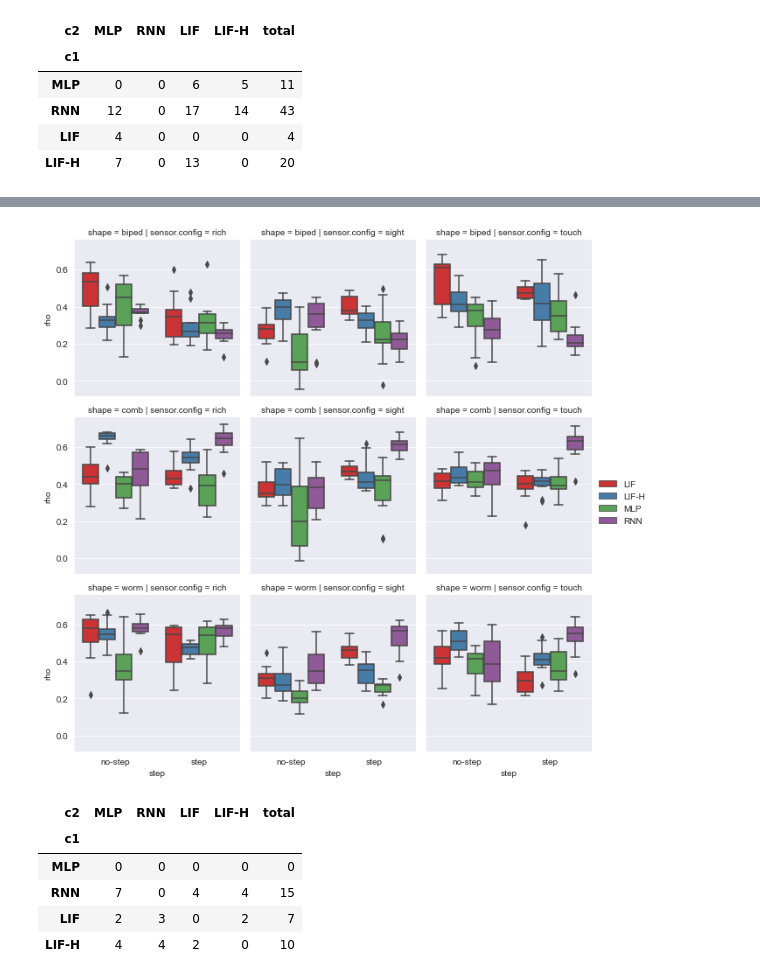
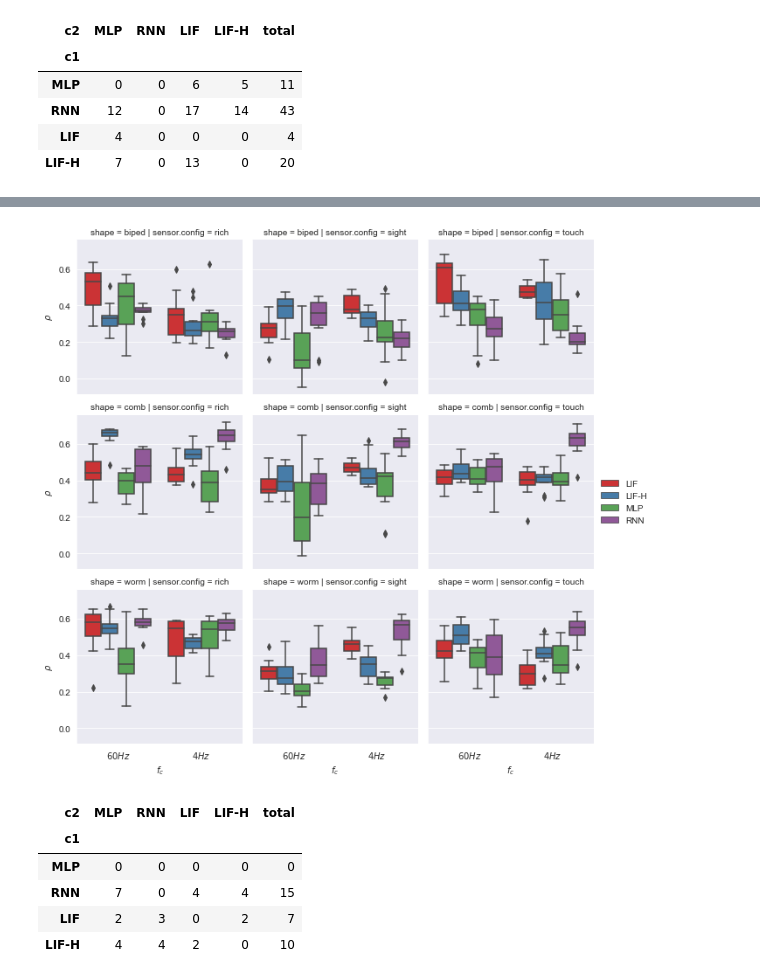
Before and after one commit to giorgia-nadizar/NeuralModelsVSR, a Jupyter notebook: results/data_analysis.ipynb, the cells around one changed output, grey strips where cells are left out. Drawn from its saved outputs; the diff is of its cells as text; code cells hidden in the pictures.

```diff
--- a/results/data_analysis.ipynb
+++ b/results/data_analysis.ipynb
@@ -13,6 +13,7 @@ last = pd.read_csv("data/last.txt", sep=";")
 last["shape"] = last["shape"].apply(lambda x: x.split("-")[0])
 last["sensor.config"] = last["sensor.config"].apply(lambda x: x.split("-")[0].replace("spinedTouchSighted", "rich"))
 last["step"] = last["step"].apply(lambda x: "step" if x == "T" else "no-step")
+last["$f_c$"] = last["step"].apply(lambda x: "$4Hz$" if x == "step" else "$60Hz$")
 last.head()
 # %% [output]
 |  | experiment.name | seed | terrain | shape | sensor.config | mapper | transformation | solver | ... |
@@ -97,9 +142,10 @@ rho = pd.read_csv("data/validation.txt", sep=";")
 rho["shape"] = rho["shape"].apply(lambda x: x.split("-")[0])
 rho["sensor.config"] = rho["sensor.config"].apply(lambda x: x.split("-")[0].replace("spinedTouchSighted", "rich"))
 rho["step"] = rho["step"].apply(lambda x: "step" if x == "T" else "no-step")
+rho["$f_c$"] = rho["step"].apply(lambda x: "$4Hz$" if x == "step" else "$60Hz$")
 rho = rho.groupby(["seed", "controller", "sensor.config", "shape", "step"])[
   "validation.outcome.velocity"].mean().reset_index()
-rho = pd.merge(rho, last[["seed", "controller", "sensor.config", "shape", "step", "best.fitness.fitness"]])
+rho = pd.merge(rho, last[["seed", "controller", "sensor.config", "shape", "step", "best.fitness.fitness", "$f_c$"]])
 rho["rho"] = rho["validation.outcome.velocity"] / rho["best.fitness.fitness"]
 rho.head()
 # %% [output]
@@ -111,11 +157,12 @@ rho.head()
 | 4 | 0 | LIF | rich | worm | no-step | 2.805123 | 5.682633 | ... |
 # %%
 g = sns.FacetGrid(rho, col="sensor.config", row="shape")
-g.map_dataframe(sns.boxplot, x="step", y="rho", hue="controller", palette="Set1")
+g.map_dataframe(sns.boxplot, x="$f_c$", y="rho", hue="controller", palette="Set1")
 g.add_legend()
+g.set_ylabels("$\\rho$")
 plt.show()
 # %% [output]
-[figure, old version]
+[figure, new version]
 # %%
 alpha = 0.05 / 16
 
```
Also changed, not shown: parts of 9 cells of this notebook.
